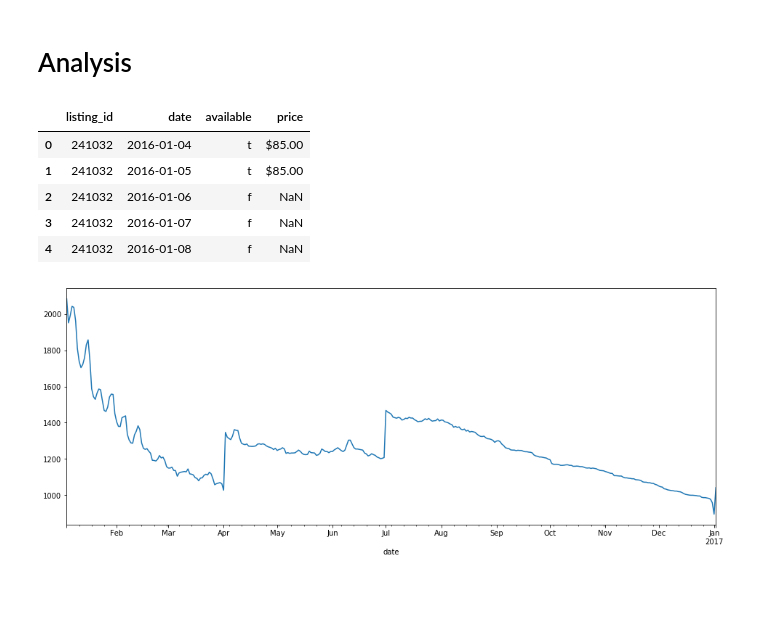
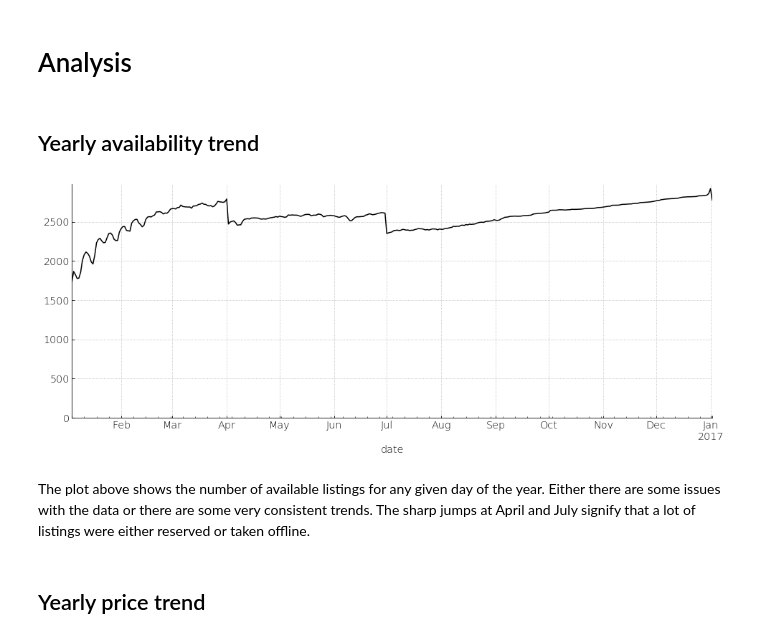
Before and after one commit to jiekebo/udacity_data_science_blog_post, a Jupyter notebook: notebook/Seattle Airbnb Data Analysis.ipynb, the cells around one changed output. Saved outputs shown, nothing was run; the diff lists cells and outputs as text; code cells hidden in the pictures; blank space fills up the shorter version.

Commit message:
Further analysis on the calendar data

```diff
--- a/notebook/Seattle Airbnb Data Analysis.ipynb
+++ b/notebook/Seattle Airbnb Data Analysis.ipynb
@@ -54,4 +84,7 @@ Apparent from above is that the price column often has null values. Seing as the
 calendar['date'] = pd.to_datetime(calendar['date'])
+# %%
+# Converting price to a float value
+calendar['cleaned_price'] = calendar['price'].str.replace('[$,]','').astype('float')
 # %% [markdown]
 ## Listings data
 # %%
@@ -96,19 +155,15 @@ missingno.matrix(reviews)
 This data shows the visitors reviews in text for a given listing, at a given date. Remarkably there are very few missing values.
 # %% [markdown]
 # Analysis
-# %%
-calendar['date'] = pd.to_datetime(calendar['date'])
-# %%
-calendar.head()
-# %% [output]
-|  | listing_id | date | available | price |
-| 0 | 241032 | 2016-01-04 | t | $85.00 |
-| 1 | 241032 | 2016-01-05 | t | $85.00 |
-| 2 | 241032 | 2016-01-06 | f | NaN |
-| 3 | 241032 | 2016-01-07 | f | NaN |
-| 4 | 241032 | 2016-01-08 | f | NaN |
+# %% [markdown]
+## Yearly availability trend
 # %%
 fig,ax = plt.subplots(figsize=(16,6))
-calendar[calendar['available'] == 'f'].groupby('date').size().plot(ax=ax);
+calendar[calendar['available'] == 't'].groupby('date').size().plot(ax=ax, c='k')
+ax.set_ylim(0,None);
 # %% [output]
-[figure, old version]
+[figure, new version]
+# %% [markdown]
+The plot above shows the number of available listings for any given day of the year. Either there are some issues with the data or there are some very consistent trends. The sharp jumps at April and July signify that a lot of listings were either reserved or taken offline.
+# %% [markdown]
+## Yearly price trend
```
Also changed, not shown: parts of 21 cells of this notebook.
